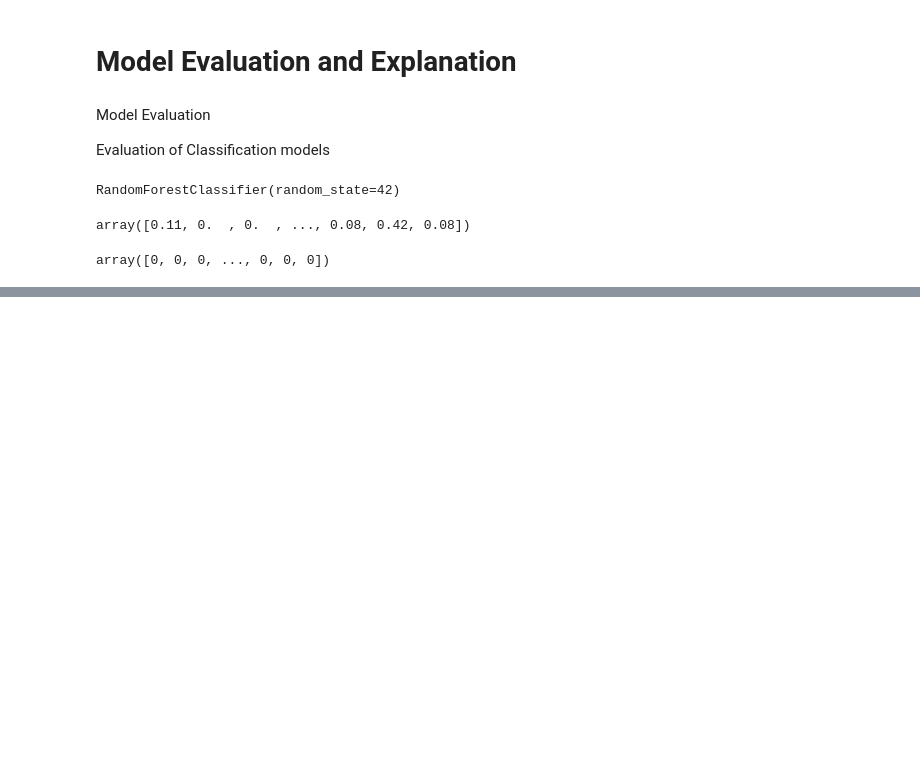
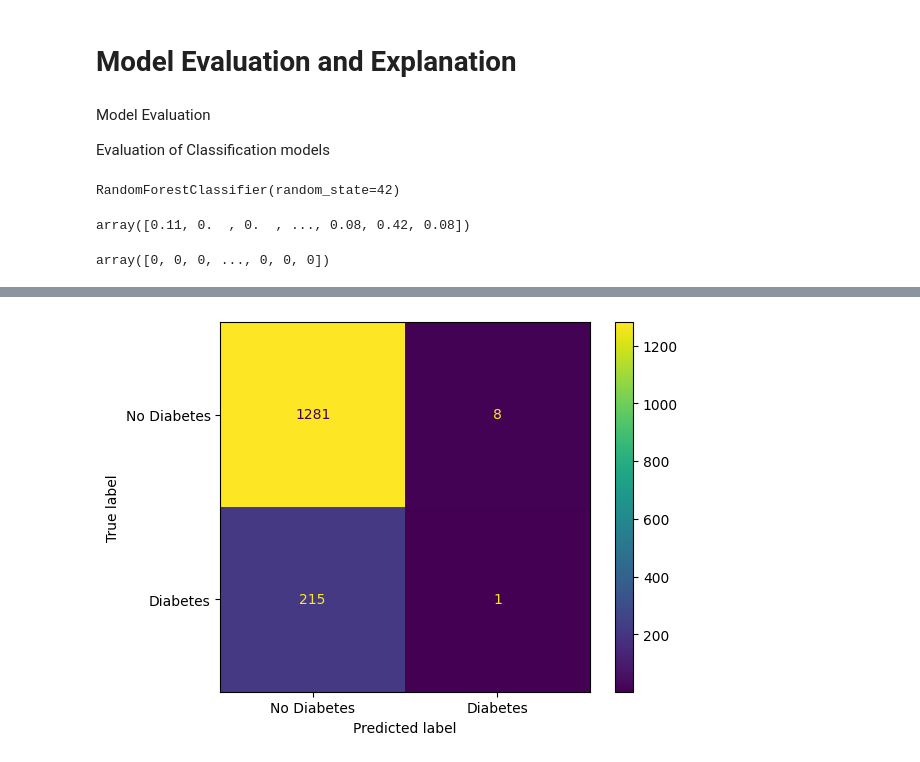
Before and after one commit to osoliman/DSC110, a Jupyter notebook: Prediction/DSC110_Prediction_Model_Evaluation_Explanation.ipynb, the cells around one changed output, grey strips where cells are left out. Drawn from its saved outputs; the diff is of its cells as text; code cells hidden in the pictures; blank space fills up the shorter version.

```diff
--- a/Prediction/DSC110_Prediction_Model_Evaluation_Explanation.ipynb
+++ b/Prediction/DSC110_Prediction_Model_Evaluation_Explanation.ipynb
@@ -63,0 +61,8 @@ y_pred_03 = (y_prob >= 0.3).astype(int)
+# %%
+# Changing threshold to 0.7: classify as positive if prob >= 0.7
+y_pred_07 = (y_prob >= 0.7).astype(int)
+# %%
+ConfusionMatrixDisplay.from_predictions(y_test, y_pred_07, display_labels=['No Diabetes', 'Diabetes'])
+plt.show()
+# %% [output]
+[figure, added]
```
Also changed, not shown: parts of 12 cells of this notebook.
